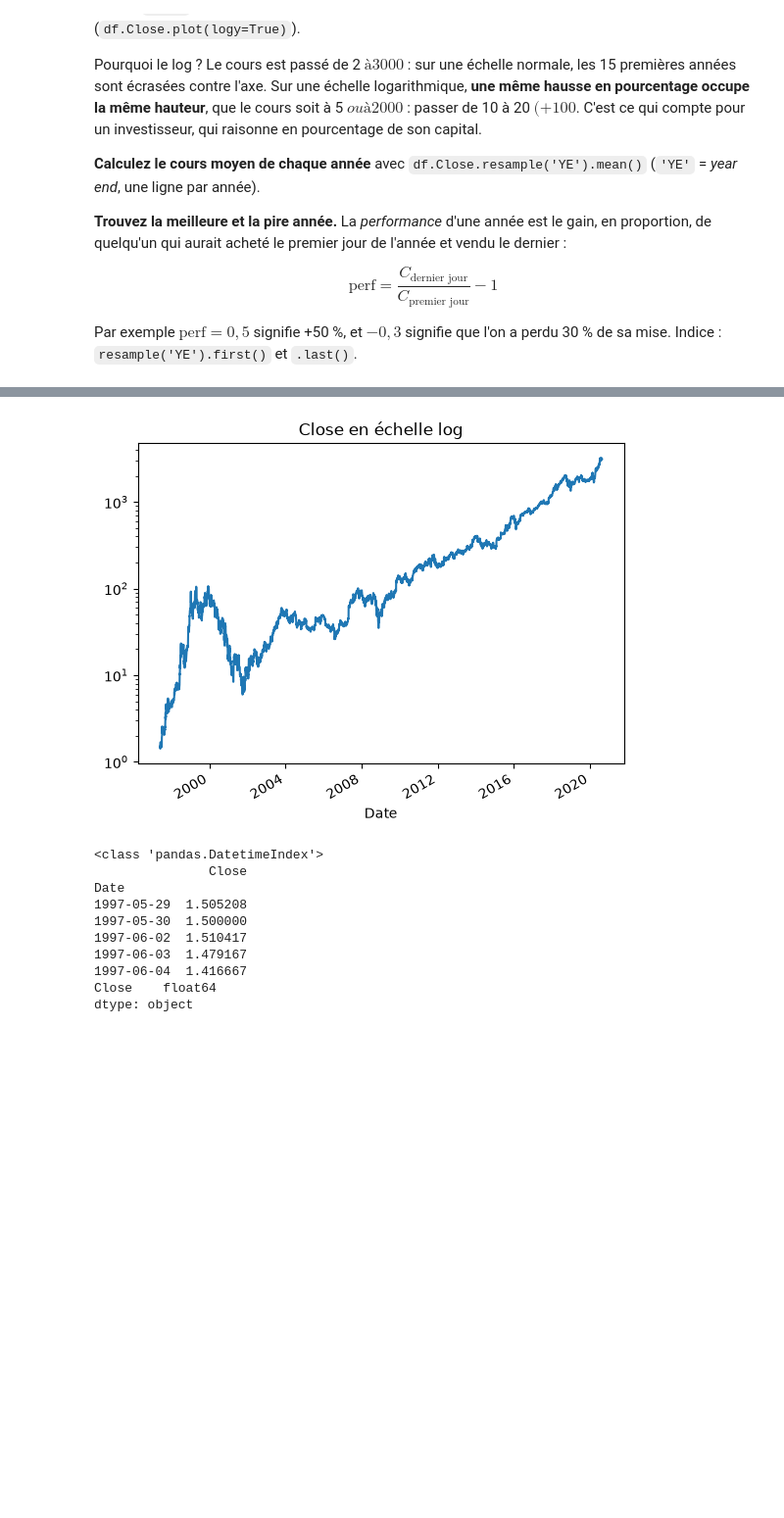
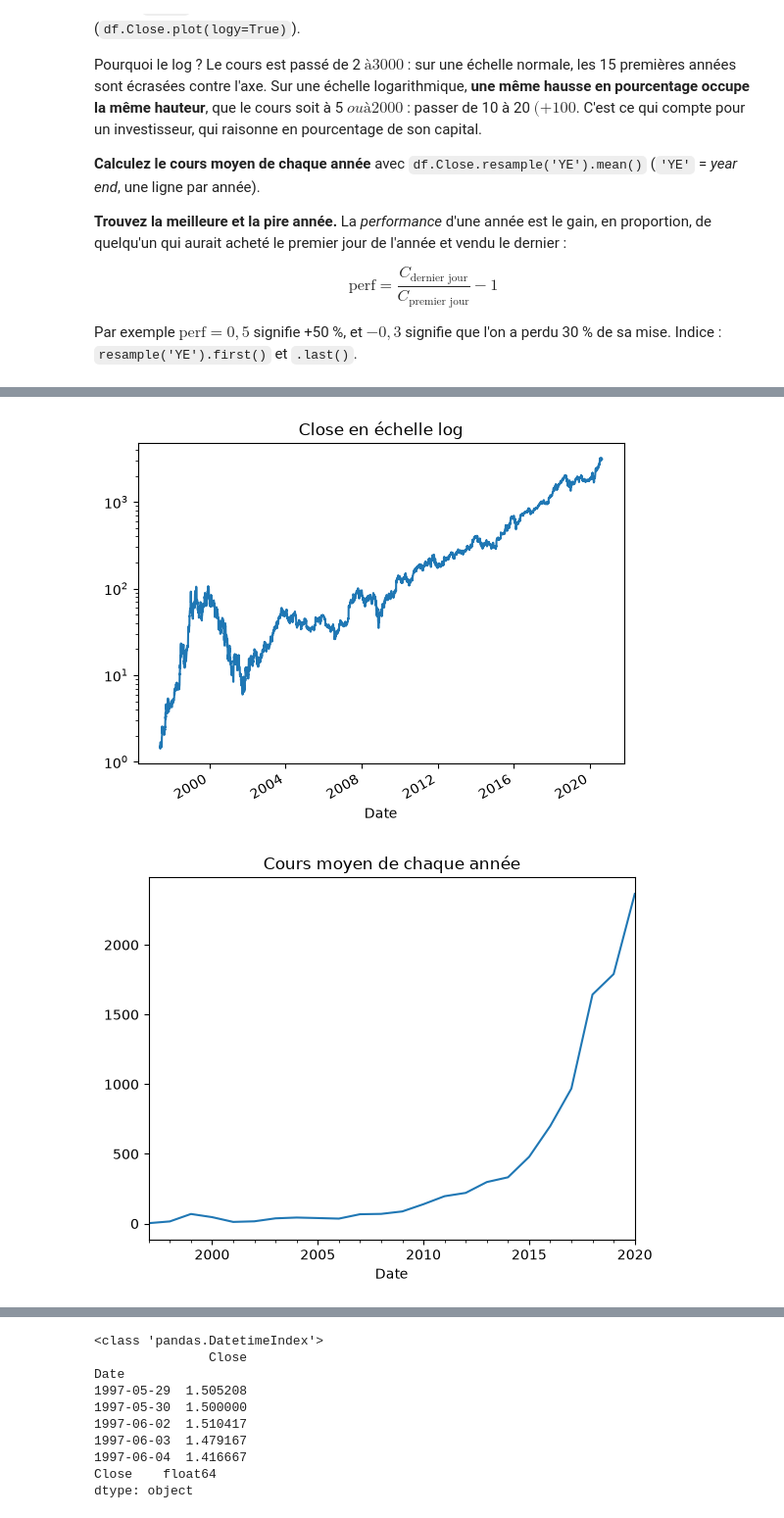
Before and after one commit to LolaFaus/projet-trading-pandas, a Jupyter notebook: groupe-8.ipynb, the cells around one changed output, grey strips where cells are left out. Shown at 98% size. Saved outputs shown, nothing was run; the diff lists cells and outputs as text; code cells hidden in the pictures; blank space fills up the shorter version.

```diff
--- a/groupe-8.ipynb
+++ b/groupe-8.ipynb
@@ -118,7 +123,23 @@ Indice : `resample('YE').first()` et `.last()`.
 # %%
 # votre code
 df.Close.plot(title='Close en échelle linéaire')
 plt.show()
 df.Close.plot(logy=True, title='Close en échelle log')
+plt.show()
+df.Close.resample('YE').mean().plot(title='Cours moyen de chaque année')
+plt.show()
+
+premier = df.Close.resample('YE').first()
+dernier = df.Close.resample('YE').last()
+
+perf = (dernier / premier) - 1
+
+print("Année de la meilleure performance :", perf.idxmax(),
+      "perf =", perf.max())
+
+print("Année de la pire performance :", perf.idxmin(),
+      "perf =", perf.min())
 # %% [output]
 [figure]
+[figure]
+[figure, added]
@@ -126,4 +148,3 @@ df.Close.plot(logy=True, title='Close en échelle log')
-[figure]
 # %%
 print(type(df.index))
 print(df.head())
```
Also changed, not shown: parts of 2 cells of this notebook.
